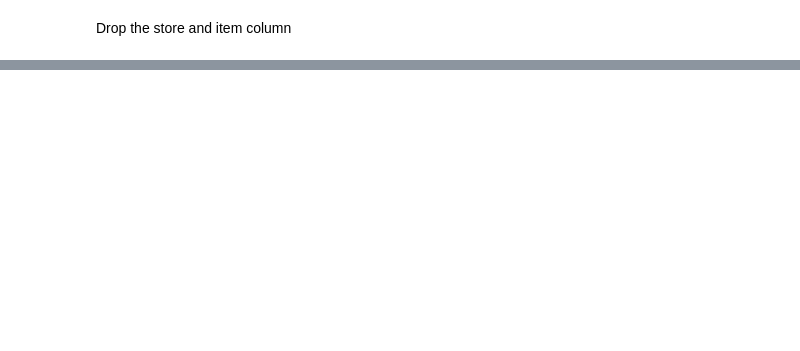
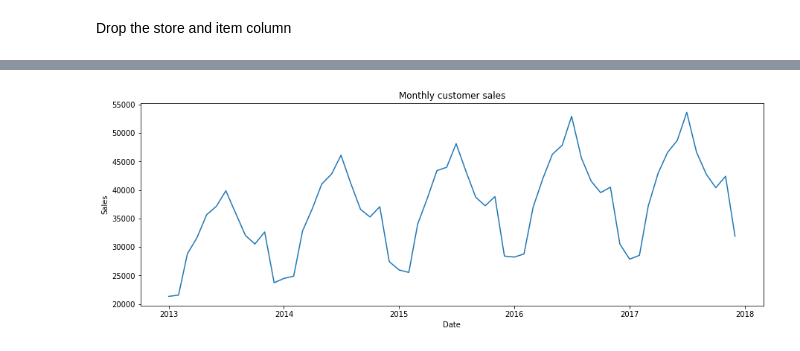
Before and after one commit to Avisineth/Sale_Forecast-2013-2017, a Jupyter notebook: Sales_Forecast.ipynb, the cells around one changed output, grey strips where cells are left out. Saved outputs shown, nothing was run; the diff lists cells and outputs as text; code cells hidden in the pictures; blank space fills up the shorter version.

```diff
--- a/Sales_Forecast.ipynb
+++ b/Sales_Forecast.ipynb
@@ -60,0 +61,2 @@ memory usage: 13.9+ MB
+# %%
+data['date'] = pd.to_datetime(data['date'])
@@ -60,0 +75,5 @@ memory usage: 13.9+ MB
+# %%
+data['date'] = data['date'].dt.to_period("M")
+monthly_data = data.groupby('date').sum().reset_index()
+# %%
+monthly_data['date'] = monthly_data['date'].dt.to_timestamp()
@@ -60,0 +94,9 @@ memory usage: 13.9+ MB
+# %%
+plt.figure(figsize=(15,5))
+plt.plot(monthly_data['date'], monthly_data['sales'])
+plt.xlabel("Date")
+plt.ylabel("Sales")
+plt.title("Monthly customer sales")
+plt.show()
+# %% [output]
+[figure, added]
```
Also changed, not shown: parts of 5 cells of this notebook.
